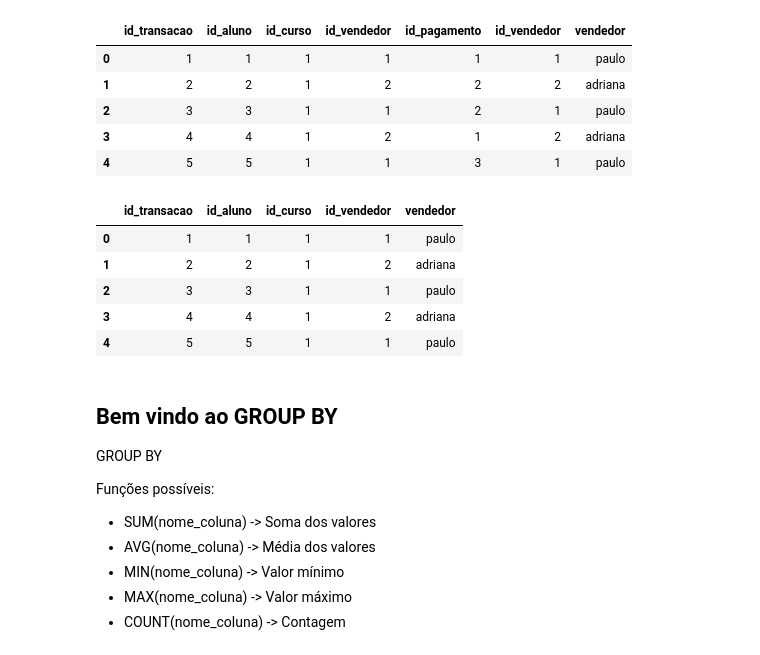
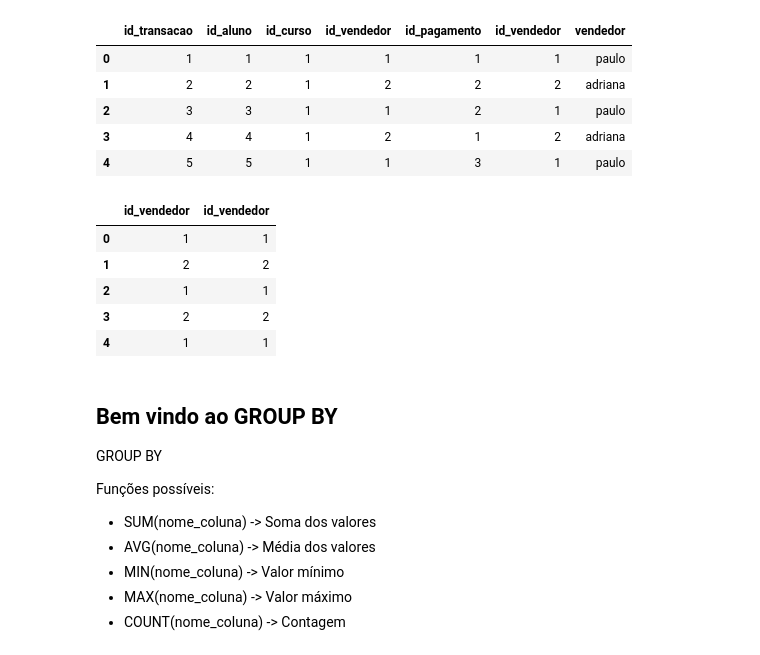
Before and after one commit to carolinarutililima/ADA_Santander, a Jupyter notebook: Banco de Dados I/aula_6.ipynb, the cells around one changed output. Drawn from its saved outputs; the diff is of its cells as text; code cells hidden in the pictures.

```diff
--- a/Banco de Dados I/aula_6.ipynb
+++ b/Banco de Dados I/aula_6.ipynb
@@ -92,28 +91,27 @@ pd.read_sql_query(query, con = conn)
 | 2 | 3 | 3 | 1 | 1 | 2 | 1 | paulo |
 | 3 | 4 | 4 | 1 | 2 | 1 | 2 | adriana |
 | 4 | 5 | 5 | 1 | 1 | 3 | 1 | paulo |
-# %%
-query = """
-SELECT
-    t.id_transacao,
-    t.id_aluno,
-    t.id_curso,
-    v.id_vendedor,
-    v.vendedor
-FROM
-ada.transacoes AS t
-LEFT JOIN ada.vendedores AS v ON t.id_vendedor = v.id_vendedor
-LIMIT 5
-"""
-
-pd.read_sql_query(query, con = conn)
-# %% [output]
-|  | id_transacao | id_aluno | id_curso | id_vendedor | vendedor |
-| 0 | 1 | 1 | 1 | 1 | paulo |
-| 1 | 2 | 2 | 1 | 2 | adriana |
-| 2 | 3 | 3 | 1 | 1 | paulo |
-| 3 | 4 | 4 | 1 | 2 | adriana |
-| 4 | 5 | 5 | 1 | 1 | paulo |
+# %%
+# conectem a tabela de transações com a tabela de vendedores
+query = """
+SELECT
+    t.id_vendedor,
+    v.id_vendedor
+FROM
+ada.transacoes AS t
+LEFT JOIN ada.vendedores AS v
+ON t.id_vendedor = v.id_vendedor
+LIMIT 5
+"""
+
+pd.read_sql_query(query, con = conn)
+# %% [output]
+|  | id_vendedor | id_vendedor |
+| 0 | 1 | 1 |
+| 1 | 2 | 2 |
+| 2 | 1 | 1 |
+| 3 | 2 | 2 |
+| 4 | 1 | 1 |
 # %% [markdown]
 ## Bem vindo ao GROUP BY
 
```
Also changed, not shown: parts of 26 cells of this notebook, 1 other file.
